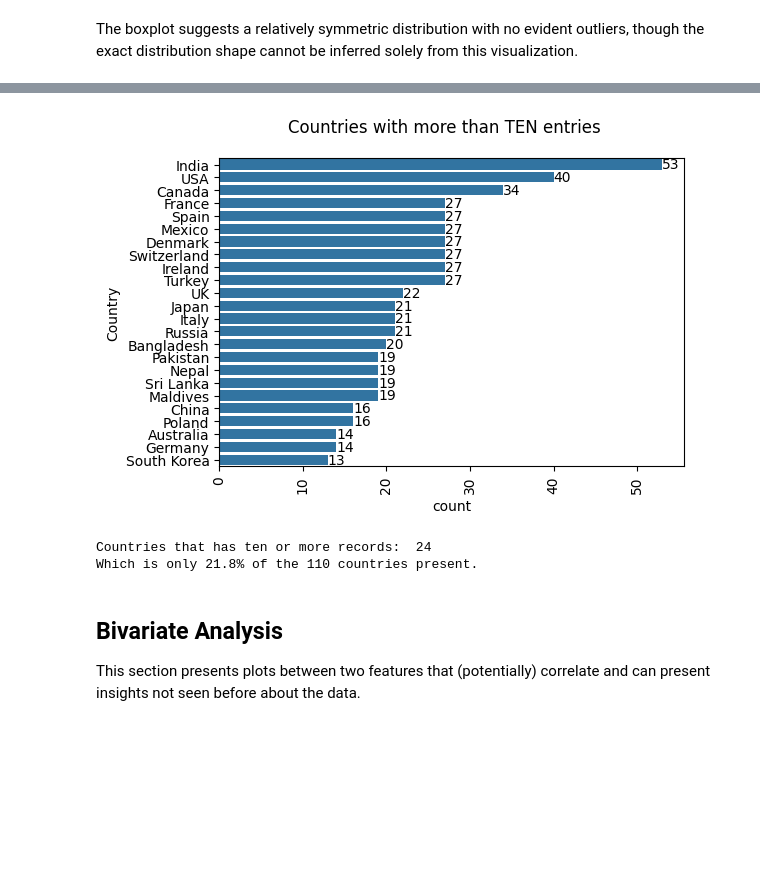
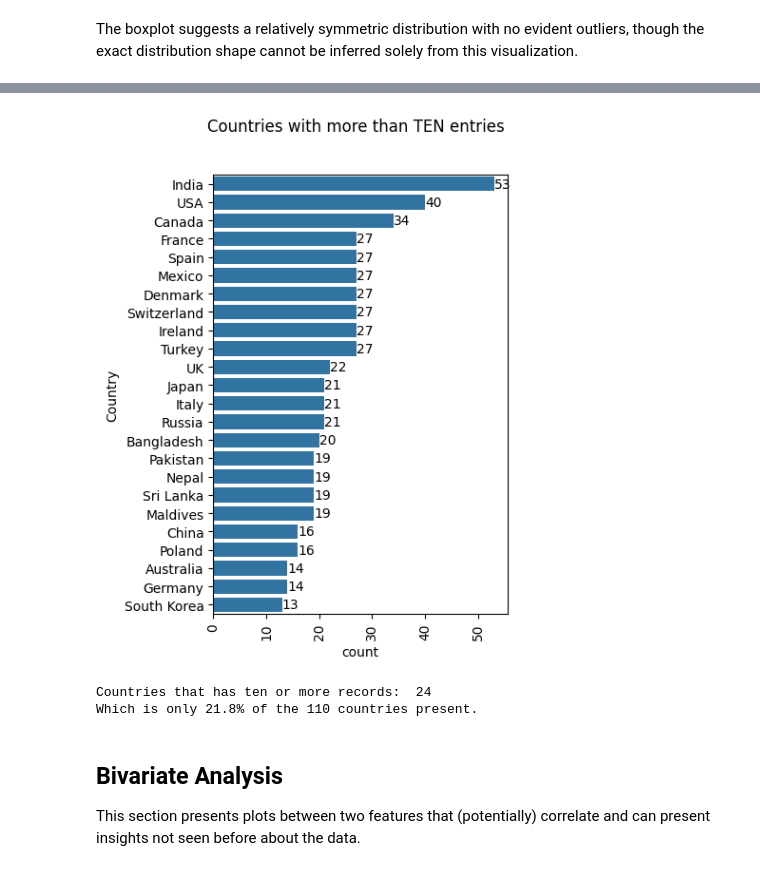
Before and after one commit to Andradev101/pause-student-social-media-addiction-eda, a Jupyter notebook: notebooks/eda.ipynb, the cells around one changed output, grey strips where cells are left out. Saved outputs shown, nothing was run; the diff lists cells and outputs as text; code cells hidden in the pictures; blank space fills up the shorter version.

```diff
--- a/notebooks/eda.ipynb
+++ b/notebooks/eda.ipynb
@@ -165,20 +178,20 @@ How does the country distribution affect the dataset? The main goal for this sec
 # %%
 n = 10
 countries_entries_greater_than_x = df['Country'].value_counts()[df['Country'].value_counts() > n].index #more than 10 records for simplicity
-plt.figure(figsize=(6, 4))
+plt.figure(figsize=(4, 6))
 ax = sns.countplot(
     data=df,
     y='Country',
     order=countries_entries_greater_than_x.value_counts().index
 )
 plt.suptitle("Countries with more than TEN entries")
 ax.bar_label(ax.containers[0])
 plt.xticks(rotation=90)
 plt.show()
 print('Countries that has ten or more records: ', len(df['Country'].value_counts()[df['Country'].value_counts() > n].index))
 print(f"Which is only {(len(df['Country'].value_counts()[df['Country'].value_counts() > n].index) / df['Country'].nunique()) * 100:.1f}% of the 110 countries present.")
 # %% [output]
-[figure, old version]
+[figure, new version]
 Countries that has ten or more records:  24
 Which is only 21.8% of the 110 countries present.
 # %% [markdown]
```
Also changed, not shown: parts of 12 cells of this notebook.
